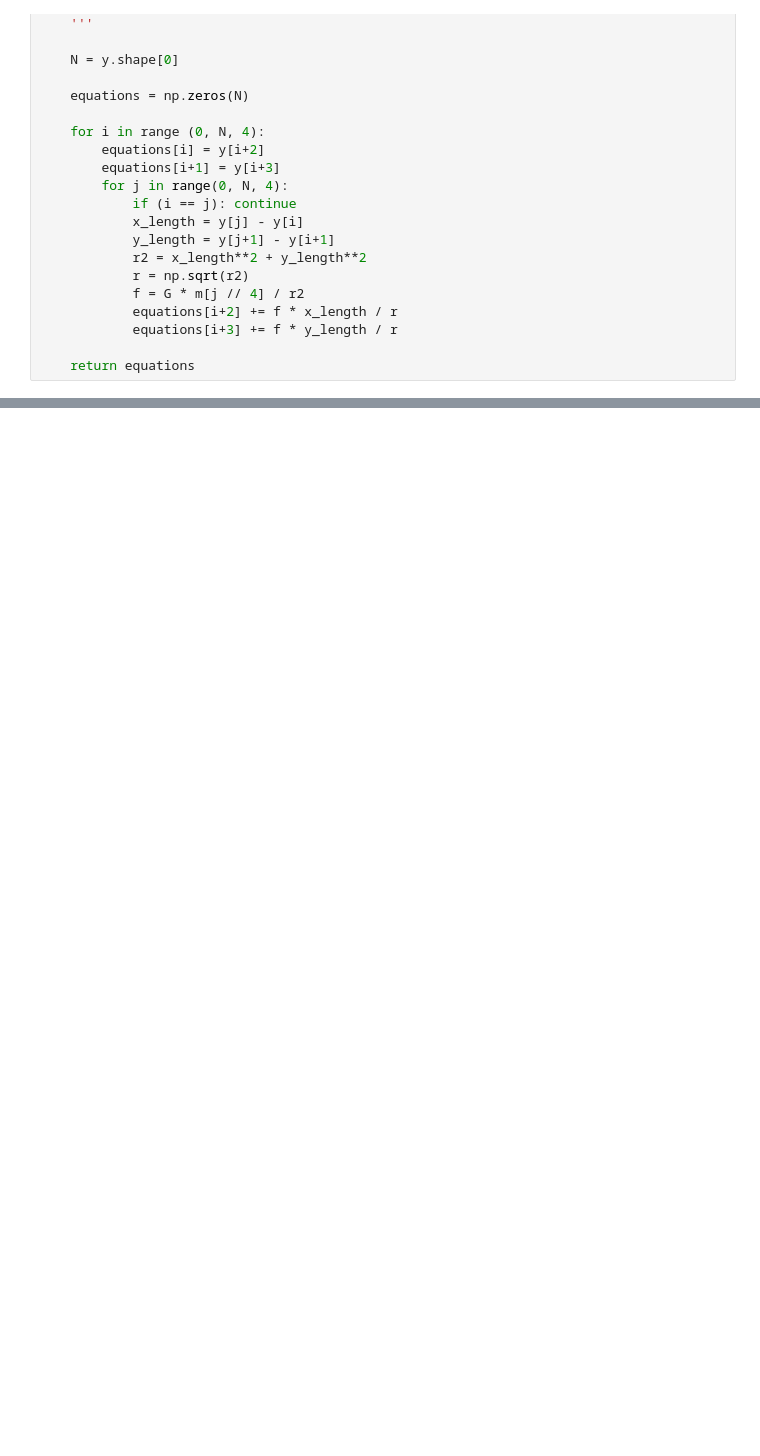
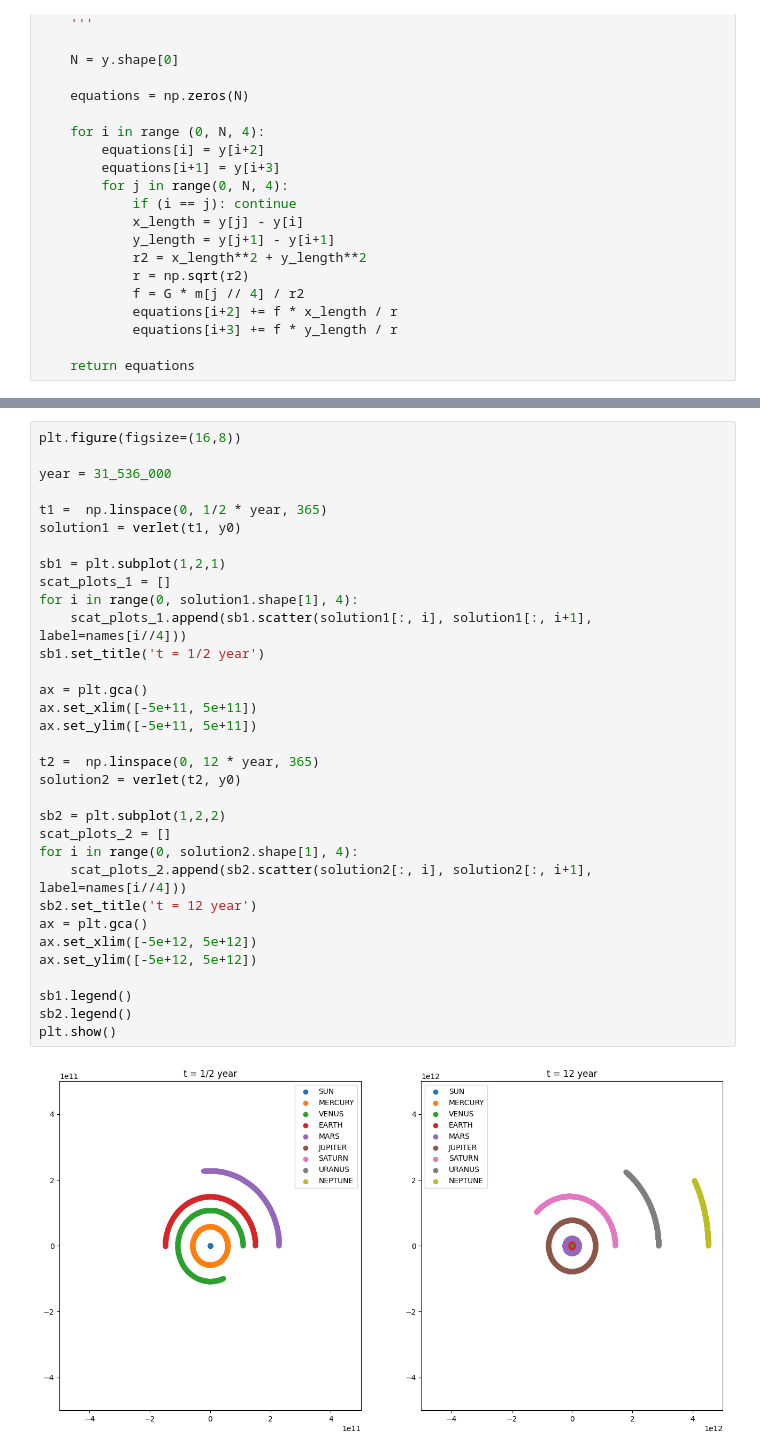
Before and after one commit to luseno4ek/CTMM, a Jupyter notebook: n-body-problem/solution.ipynb, the cells around one changed output, grey strips where cells are left out. Saved outputs shown, nothing was run; the diff lists cells and outputs as text; blank space fills up the shorter version.

```diff
--- a/n-body-problem/solution.ipynb
+++ b/n-body-problem/solution.ipynb
@@ -103,0 +166,35 @@ plt.show()
+# %%
+plt.figure(figsize=(16,8))
+
+year = 31_536_000
+
+t1 =  np.linspace(0, 1/2 * year, 365)
+solution1 = verlet(t1, y0)
+
+sb1 = plt.subplot(1,2,1)
+scat_plots_1 = []
+for i in range(0, solution1.shape[1], 4):
+    scat_plots_1.append(sb1.scatter(solution1[:, i], solution1[:, i+1], label=names[i//4]))
+sb1.set_title('t = 1/2 year')
+
+ax = plt.gca()
+ax.set_xlim([-5e+11, 5e+11])
+ax.set_ylim([-5e+11, 5e+11])
+
+t2 =  np.linspace(0, 12 * year, 365)
+solution2 = verlet(t2, y0)
+
+sb2 = plt.subplot(1,2,2)
+scat_plots_2 = []
+for i in range(0, solution2.shape[1], 4):
+    scat_plots_2.append(sb2.scatter(solution2[:, i], solution2[:, i+1], label=names[i//4]))
+sb2.set_title('t = 12 year')
+ax = plt.gca()
+ax.set_xlim([-5e+12, 5e+12])
+ax.set_ylim([-5e+12, 5e+12])
+
+sb1.legend()
+sb2.legend()
+plt.show()
+# %% [output]
+[figure, added]
```
Also changed, not shown: parts of 5 cells of this notebook.
